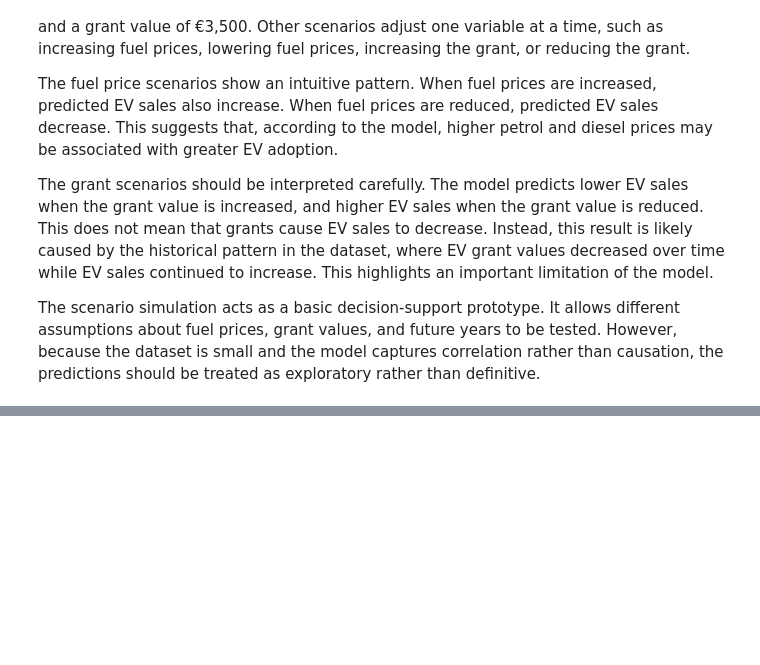
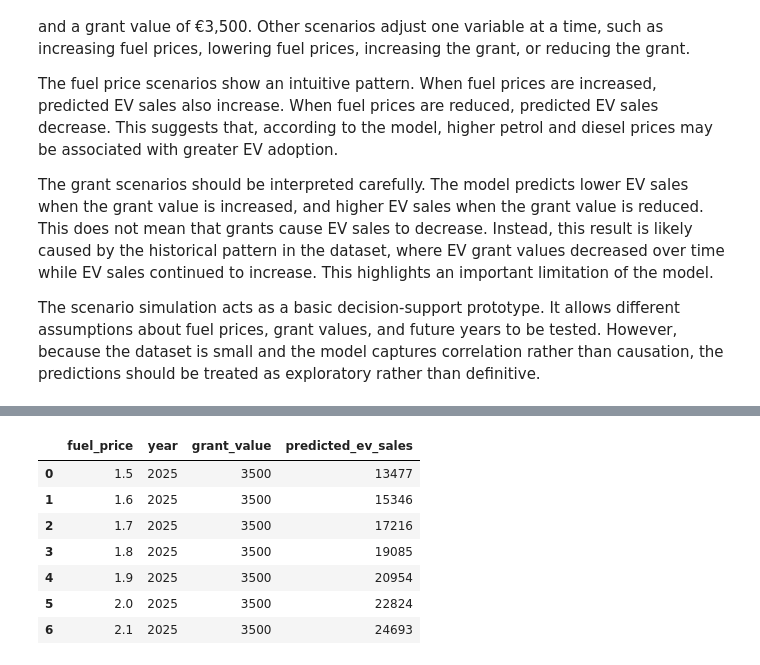
Before and after one commit to Guilherme2022448/Final-Project, a Jupyter notebook: ev_adoption_analysis.ipynb, the cells around one changed output, grey strips where cells are left out. Drawn from its saved outputs; the diff is of its cells as text; code cells hidden in the pictures; blank space fills up the shorter version.

```diff
--- a/ev_adoption_analysis.ipynb
+++ b/ev_adoption_analysis.ipynb
@@ -1431,0 +1440,29 @@ The scenario simulation acts as a basic decision-support prototype. It allows di
+# %%
+# Fuel Price Scenario Visualisation
+
+# Create a range of possible fuel prices for 2025
+fuel_scenario_df = pd.DataFrame({
+    'fuel_price': [1.50, 1.60, 1.70, 1.80, 1.90, 2.00, 2.10],
+    'year': [2025, 2025, 2025, 2025, 2025, 2025, 2025],
+    'grant_value': [3500, 3500, 3500, 3500, 3500, 3500, 3500]
+})
+
+# Predict EV sales using Model 3
+fuel_scenario_df['predicted_ev_sales'] = model_3.predict(
+    fuel_scenario_df[['fuel_price', 'year', 'grant_value']]
+)
+
+# Round predictions to whole numbers
+fuel_scenario_df['predicted_ev_sales'] = fuel_scenario_df['predicted_ev_sales'].round(0).astype(int)
+
+# Display fuel scenario table
+fuel_scenario_df
+# %% [output]
+|  | fuel_price | year | grant_value | predicted_ev_sales |
+| 0 | 1.5 | 2025 | 3500 | 13477 |
+| 1 | 1.6 | 2025 | 3500 | 15346 |
+| 2 | 1.7 | 2025 | 3500 | 17216 |
+| 3 | 1.8 | 2025 | 3500 | 19085 |
+| 4 | 1.9 | 2025 | 3500 | 20954 |
+| 5 | 2.0 | 2025 | 3500 | 22824 |
+| 6 | 2.1 | 2025 | 3500 | 24693 |
```
Also changed, not shown: parts of 10 cells of this notebook.
